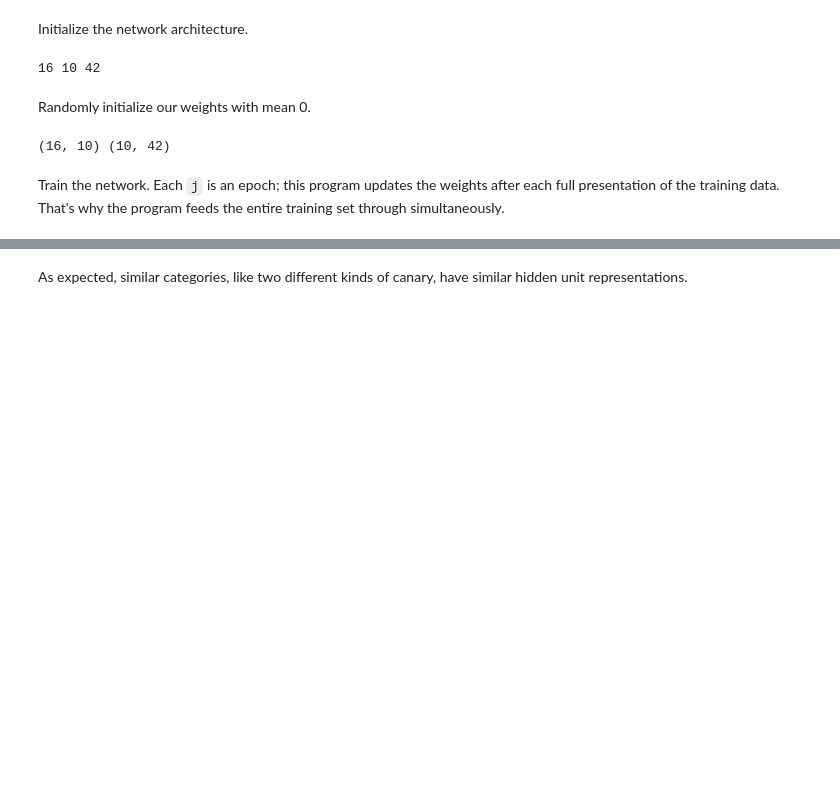
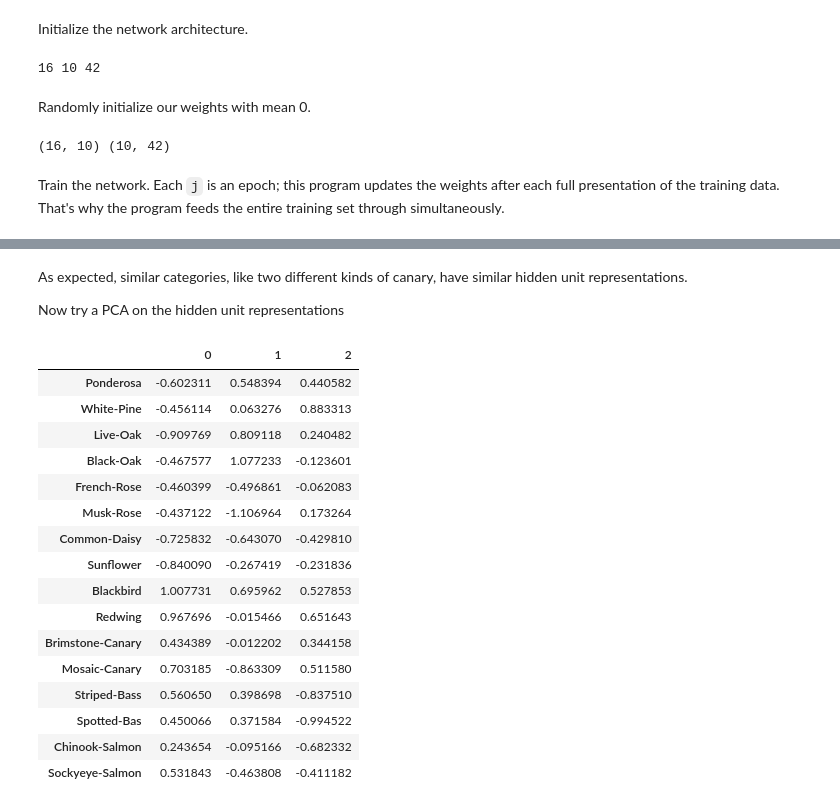
Before and after one commit to drussellmrichie/living_things, a Jupyter notebook: Living Things.ipynb, the cells around one changed output, grey strips where cells are left out. Drawn from its saved outputs; the diff is of its cells as text; code cells hidden in the pictures; blank space fills up the shorter version.

```diff
--- a/Living Things.ipynb
+++ b/Living Things.ipynb
@@ -214,2 +214,29 @@ plt.setp(g.ax_heatmap.get_xticklabels(), rotation=45);
 # %% [markdown]
 As expected, similar categories, like two different kinds of canary, have similar hidden unit representations.
+
+Now try a PCA on the hidden unit representations
+# %%
+from sklearn.decomposition import PCA
+
+pca = PCA(n_components=3)
+living_things_trained_reduced = pca.fit_transform(living_things_trained)
+living_things_trained_reduced = pd.DataFrame(data=living_things_trained_reduced, index=living_things_trained.index)
+living_things_trained_reduced
+# %% [output]
+|  | 0 | 1 | 2 |
+| Ponderosa | -0.602311 | 0.548394 | 0.440582 |
+| White-Pine | -0.456114 | 0.063276 | 0.883313 |
+| Live-Oak | -0.909769 | 0.809118 | 0.240482 |
+| Black-Oak | -0.467577 | 1.077233 | -0.123601 |
+| French-Rose | -0.460399 | -0.496861 | -0.062083 |
+| Musk-Rose | -0.437122 | -1.106964 | 0.173264 |
+| Common-Daisy | -0.725832 | -0.643070 | -0.429810 |
+| Sunflower | -0.840090 | -0.267419 | -0.231836 |
+| Blackbird | 1.007731 | 0.695962 | 0.527853 |
+| Redwing | 0.967696 | -0.015466 | 0.651643 |
+| Brimstone-Canary | 0.434389 | -0.012202 | 0.344158 |
+| Mosaic-Canary | 0.703185 | -0.863309 | 0.511580 |
+| Striped-Bass | 0.560650 | 0.398698 | -0.837510 |
+| Spotted-Bas | 0.450066 | 0.371584 | -0.994522 |
+| Chinook-Salmon | 0.243654 | -0.095166 | -0.682332 |
+| Sockyeye-Salmon | 0.531843 | -0.463808 | -0.411182 |
```
Also changed, not shown: parts of 4 cells of this notebook.
